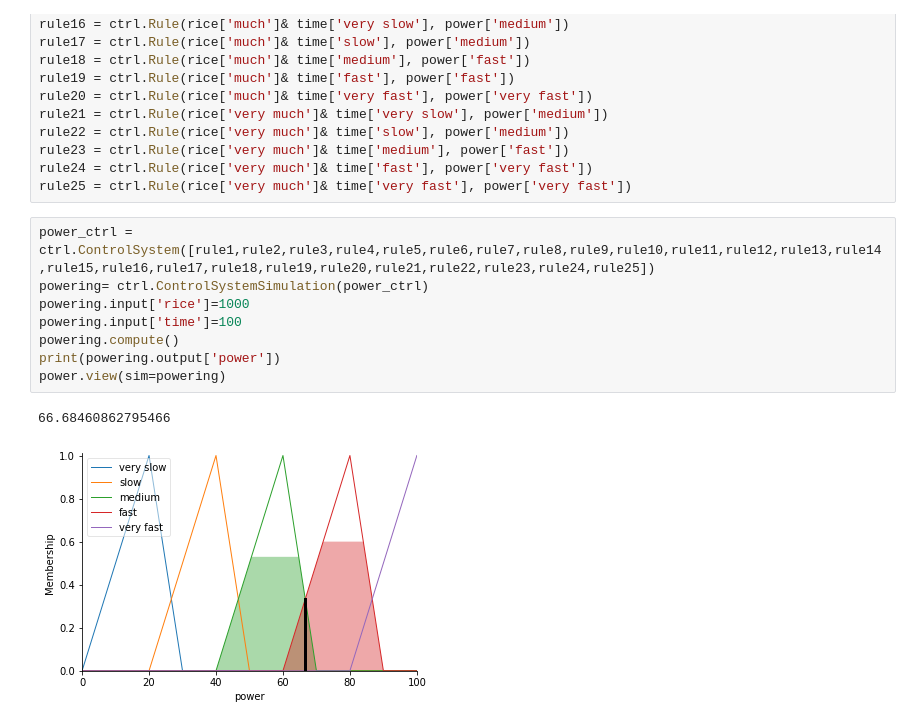
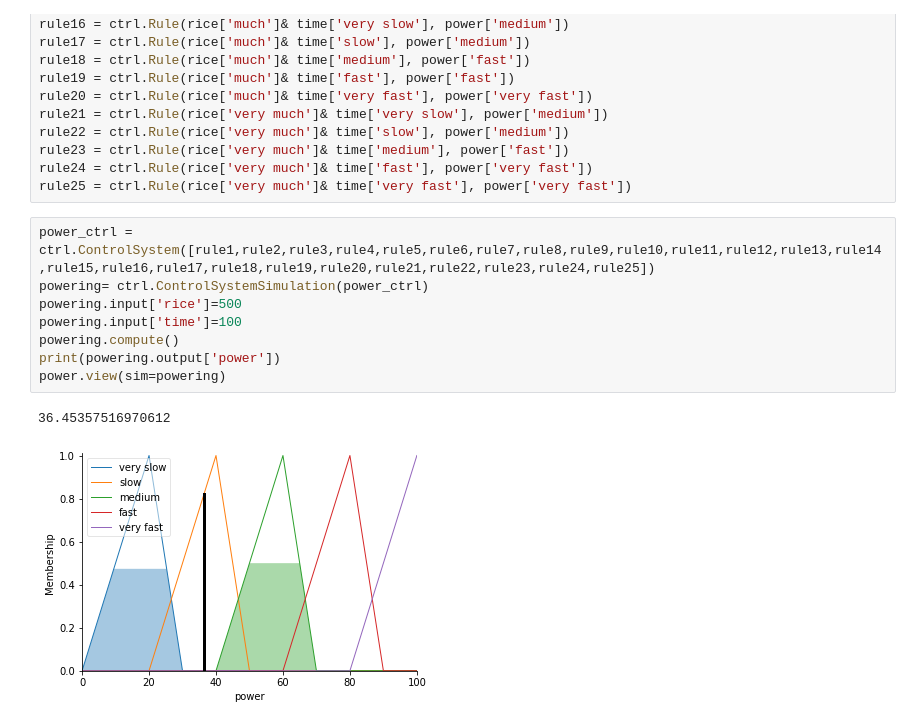
Before and after one commit to HoDinhKhanh/AI, a Jupyter notebook: bai2.ipynb, the cells around one changed output. Drawn from its saved outputs; the diff is of its cells as text.

```diff
--- a/bai2.ipynb
+++ b/bai2.ipynb
@@ -146,11 +146,11 @@ rule25 = ctrl.Rule(rice['very much']& time['very fast'], power['very fast'])
 # %%
 power_ctrl = ctrl.ControlSystem([rule1,rule2,rule3,rule4,rule5,rule6,rule7,rule8,rule9,rule10,rule11,rule12,rule13,rule14,rule15,rule16,rule17,rule18,rule19,rule20,rule21,rule22,rule23,rule24,rule25])
 powering= ctrl.ControlSystemSimulation(power_ctrl)
-powering.input['rice']=1000
+powering.input['rice']=500
 powering.input['time']=100
 powering.compute()
 print(powering.output['power'])
 power.view(sim=powering)
 # %% [output]
-66.68460862795466
+36.45357516970612
-[figure, old version]
+[figure, new version]
```
